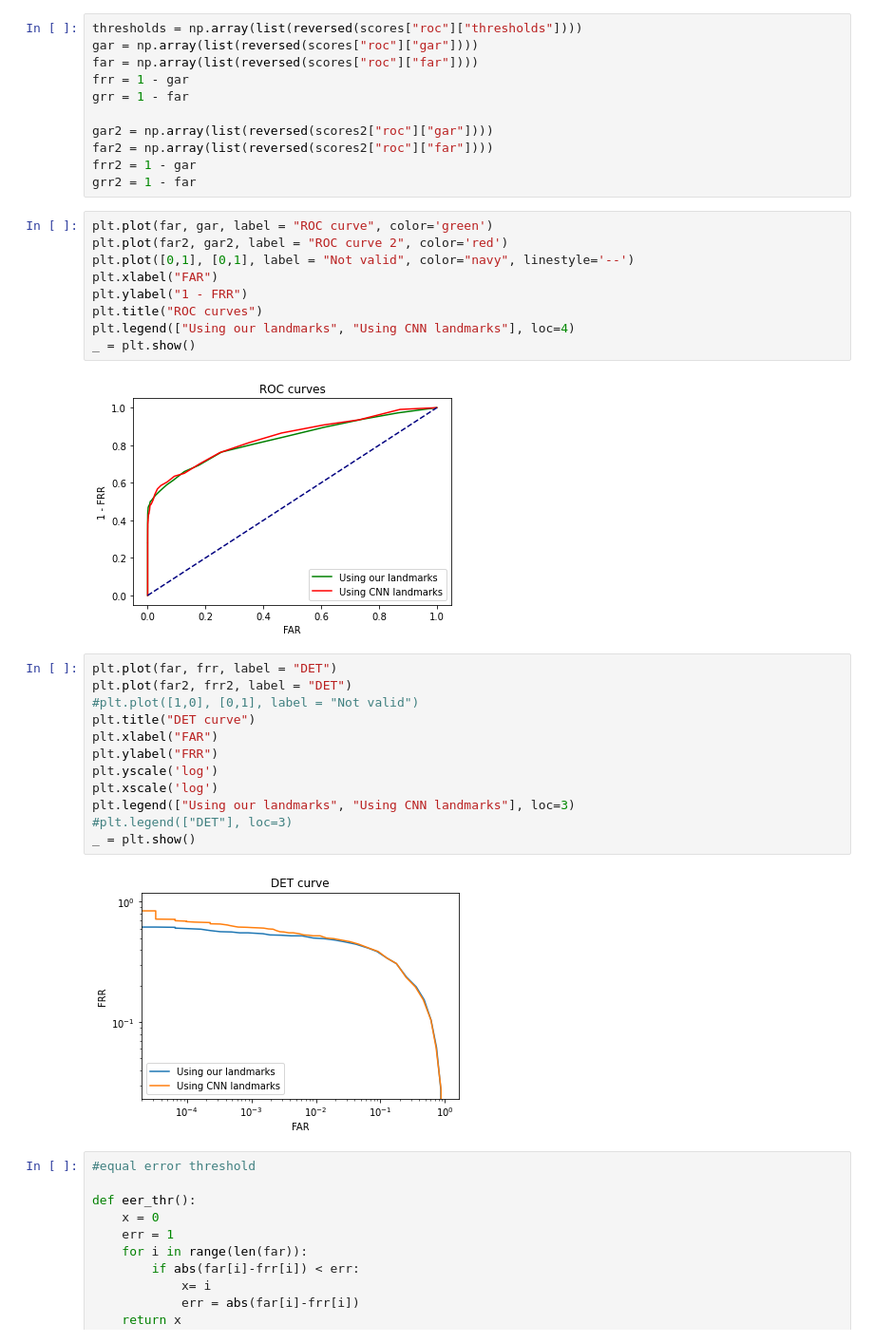
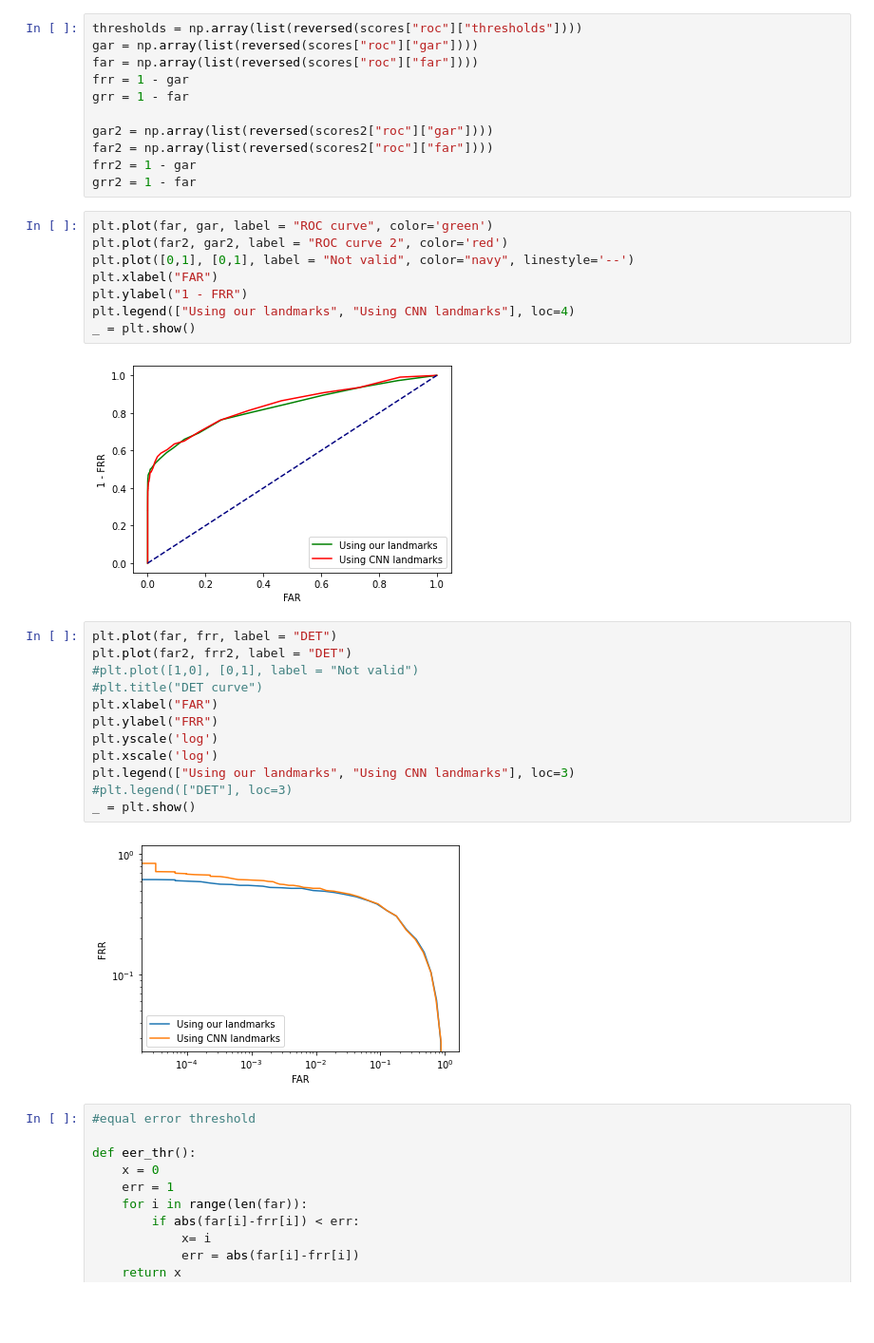
Before and after one commit to LeonardoEmili/ear-recognizer-android, a Jupyter notebook: report/evaluation/charts.ipynb, the cells around one changed output. Shown at 95% size. Drawn from its saved outputs; the diff is of its cells as text; blank space fills up the shorter version.

Commit message:
Update report with new plots

```diff
--- a/report/evaluation/charts.ipynb
+++ b/report/evaluation/charts.ipynb
@@ -26,19 +26,18 @@ grr2 = 1 - far
 # %%
 plt.plot(far, gar, label = "ROC curve", color='green')
 plt.plot(far2, gar2, label = "ROC curve 2", color='red')
 plt.plot([0,1], [0,1], label = "Not valid", color="navy", linestyle='--')
 plt.xlabel("FAR")
 plt.ylabel("1 - FRR")
-plt.title("ROC curves")
 plt.legend(["Using our landmarks", "Using CNN landmarks"], loc=4)
 _ = plt.show()
 # %% [output]
-[figure, old version]
+[figure, new version]
 # %%
 plt.plot(far, frr, label = "DET")
 plt.plot(far2, frr2, label = "DET")
 #plt.plot([1,0], [0,1], label = "Not valid")
-plt.title("DET curve")
+#plt.title("DET curve")
 plt.xlabel("FAR")
 plt.ylabel("FRR")
 plt.yscale('log')
@@ -47,7 +46,7 @@ plt.legend(["Using our landmarks", "Using CNN landmarks"], loc=3)
 #plt.legend(["DET"], loc=3)
 _ = plt.show()
 # %% [output]
-[figure, old version]
+[figure, new version]
 # %%
 #equal error threshold
 
```
Also changed, not shown: parts of 2 cells of this notebook, 7 other files.
